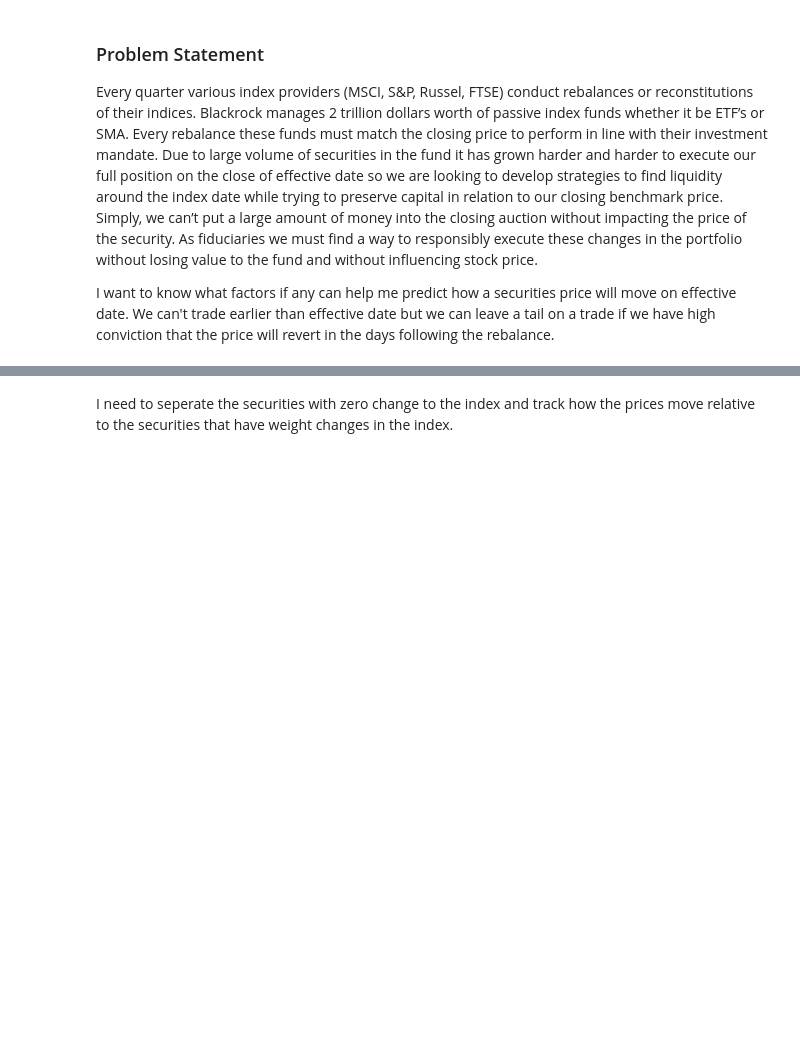
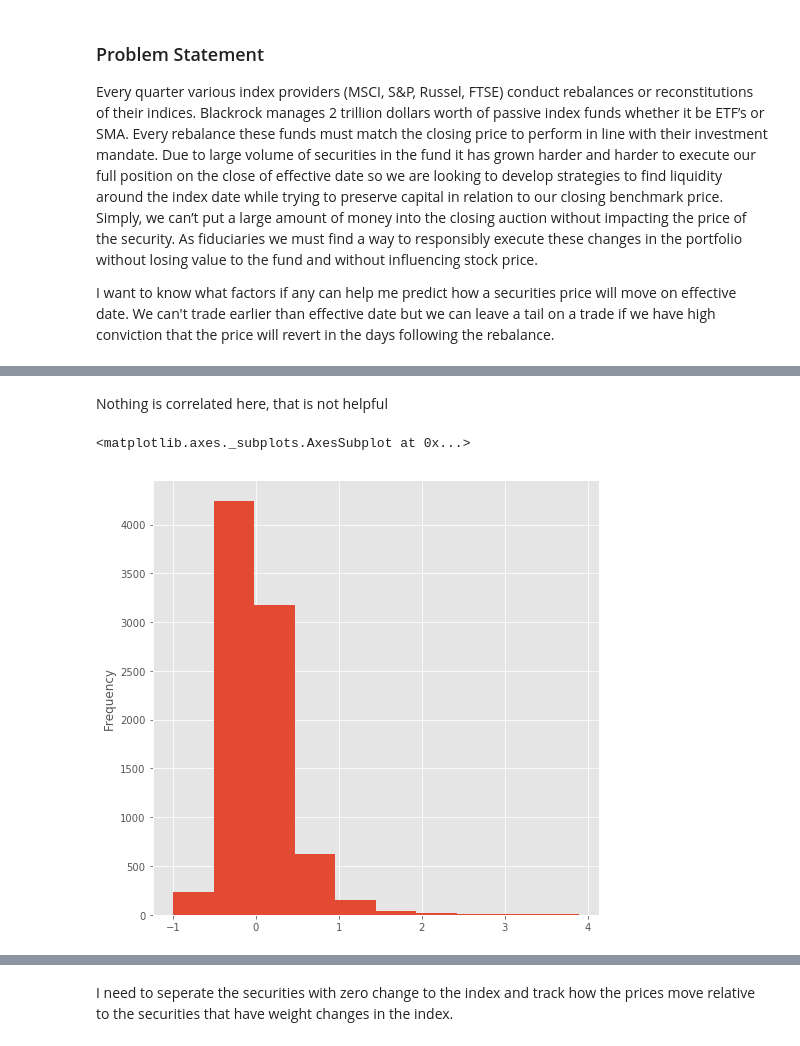
Before and after one commit to MattSilva14/DS-SF-34, a Jupyter notebook: final-project/3/Final Project 3.ipynb, the cells around one changed output, grey strips where cells are left out. Saved outputs shown, nothing was run; the diff lists cells and outputs as text; code cells hidden in the pictures; blank space fills up the shorter version.

```diff
--- a/final-project/3/Final Project 3.ipynb
+++ b/final-project/3/Final Project 3.ipynb
@@ -110,0 +130,7 @@ df.describe()
+# %% [markdown]
+Nothing is correlated here, that is not helpful
+# %%
+df.excessvolume.plot(kind = 'hist', figsize = (8, 8))
+# %% [output]
+<matplotlib.axes._subplots.AxesSubplot at 0x...>
+[figure, added]
```
Also changed, not shown: parts of 35 cells of this notebook, 5 other files.
